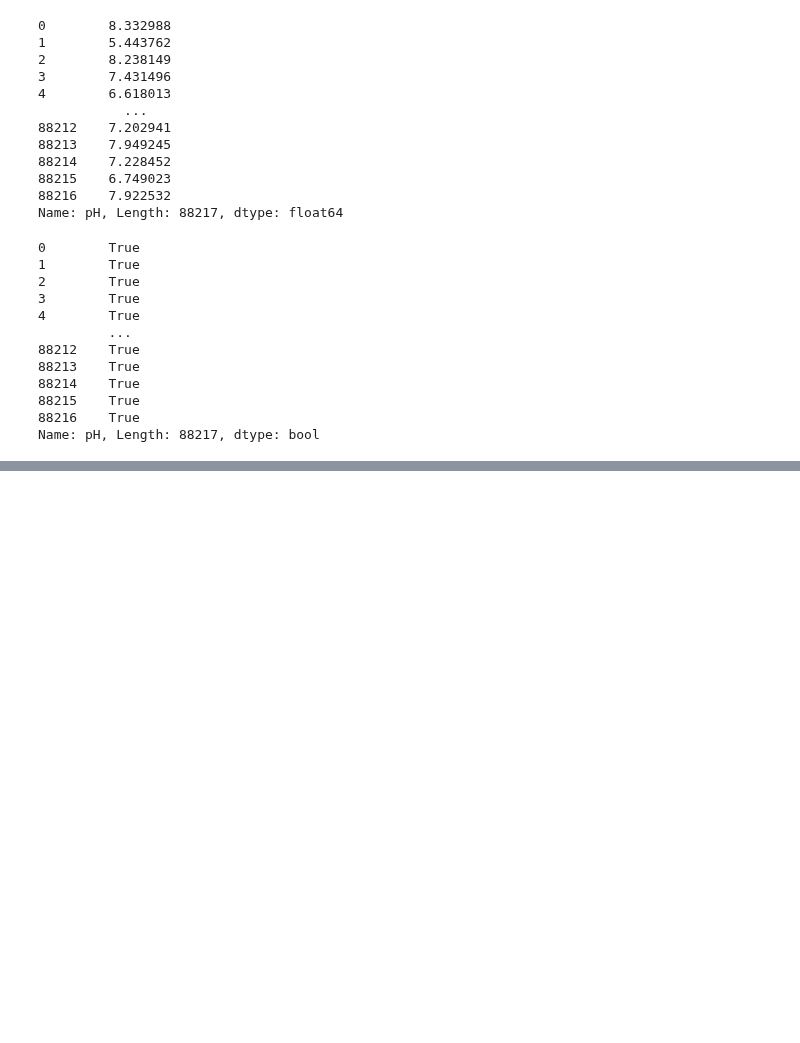
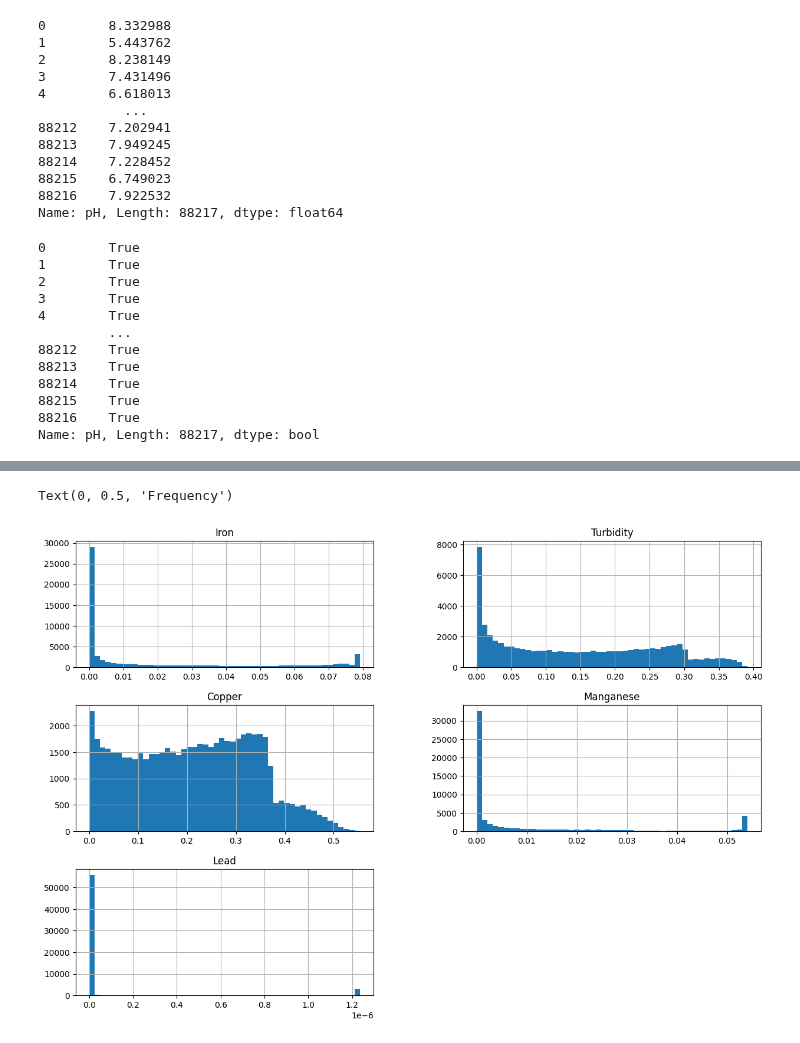
Before and after one commit to chantharith-NY/water-quality-prediction, a Jupyter notebook: notebooks/data cleaning/data_cleaning_January.ipynb, the cells around one changed output, grey strips where cells are left out. Drawn from its saved outputs; the diff is of its cells as text; code cells hidden in the pictures; blank space fills up the shorter version.

```diff
--- a/notebooks/data cleaning/data_cleaning_January.ipynb
+++ b/notebooks/data cleaning/data_cleaning_January.ipynb
@@ -234,0 +384,17 @@ sort_day
+# %%
+from scipy.stats import boxcox
+
+# Using Box Cox method
+transformed_data['Iron'], _ = boxcox(transformed_data['Iron'] + 1)
+transformed_data['Turbidity'], _ = boxcox(transformed_data['Turbidity'] + 1)
+transformed_data['Copper'], _ = boxcox(transformed_data['Copper'] + 1)
+transformed_data['Manganese'], _ = boxcox(transformed_data['Manganese'] + 1)
+
+# Clipping 'Lead' at its 95th percentile
+upper_limit = transformed_data['Lead'].quantile(0.95)
+transformed_data['Lead'] = np.clip(transformed_data['Lead'], None, upper_limit)
+
+#  Check new skewness
+new_skewness = transformed_data[["Iron","Turbidity","Copper","Manganese","Lead"]].skew()
+print("\nNew Skewness after transformations:")
+print(new_skewness)
@@ -234,0 +409,12 @@ sort_day
+# %%
+# Visualize the hist plot after transform
+fig, ax = plt.subplots(2, 1, figsize=(15, 10))
+
+# Transformed Data Distribution
+transformed_data[["Iron","Turbidity","Copper","Manganese","Lead"]].hist(bins=50, ax=ax[1])
+ax[1].set_title("Transformed Data Distribution")
+ax[1].set_xlabel('Value')
+ax[1].set_ylabel('Frequency')
+# %% [output]
+Text(0, 0.5, 'Frequency')
+[figure, added]
```
Also changed, not shown: parts of 46 cells of this notebook, 1 other file.
